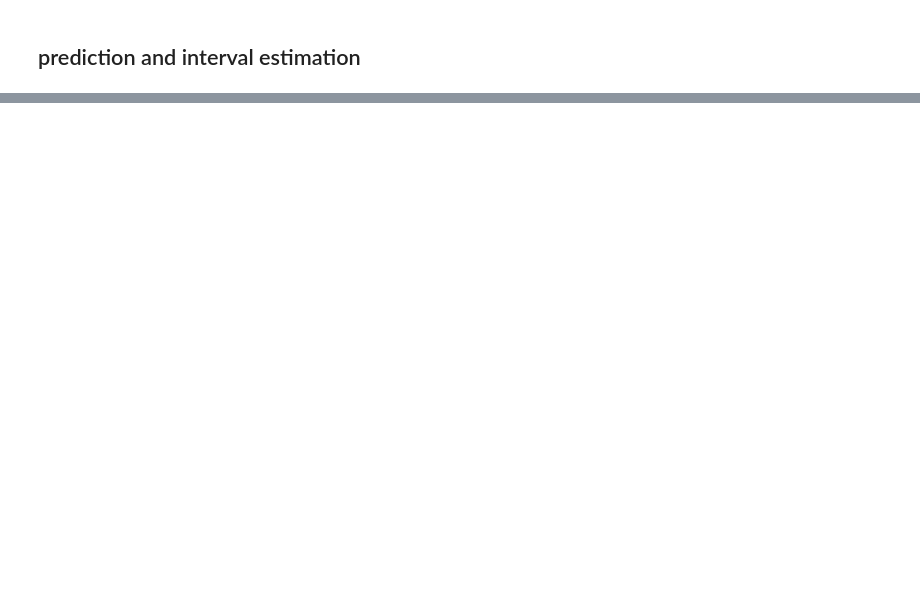
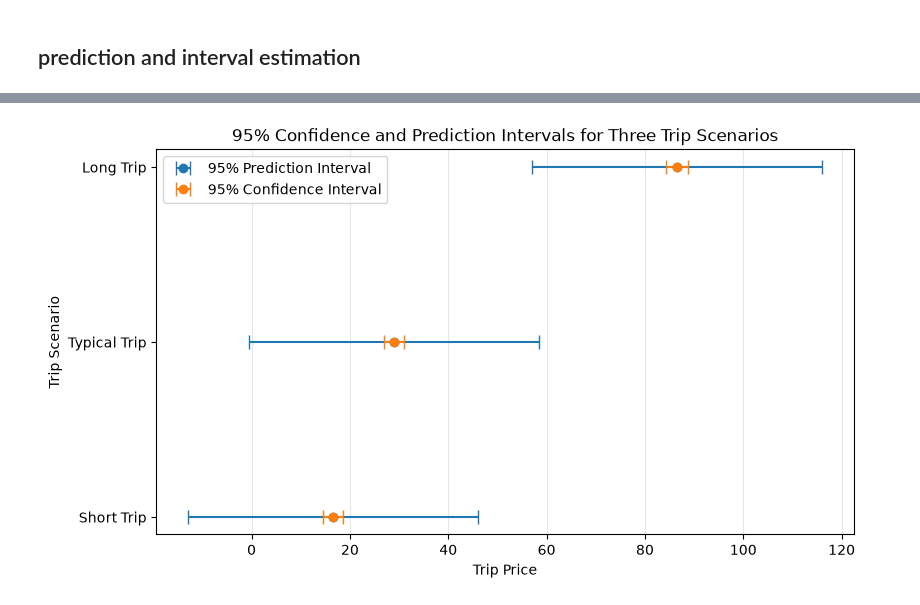
Before and after one commit to kurochan1901/115-1_Data-Analysis-and-Modeling, a Jupyter notebook: HW1/HW1.ipynb, the cells around one changed output, grey strips where cells are left out. Saved outputs shown, nothing was run; the diff lists cells and outputs as text; code cells hidden in the pictures; blank space fills up the shorter version.

```diff
--- a/HW1/HW1.ipynb
+++ b/HW1/HW1.ipynb
@@ -2334,0 +2292,66 @@ display(trip_characteristics.round(2))
+# %%
+# Plot CIE and PIE for the three example trips
+
+import numpy as np
+import matplotlib.pyplot as plt
+
+predicted = cie_pie_table["Predicted Price"].values
+
+ci_lower = cie_pie_table["95% CI Lower"].values
+ci_upper = cie_pie_table["95% CI Upper"].values
+
+pi_lower = cie_pie_table["95% PI Lower"].values
+pi_upper = cie_pie_table["95% PI Upper"].values
+
+positions = np.arange(len(trip_labels))
+
+
+plt.figure(figsize=(9, 5))
+
+
+# 95% Prediction Interval
+plt.errorbar(
+    predicted,
+    positions,
+    xerr=[
+        predicted - pi_lower,
+        pi_upper - predicted
+    ],
+    fmt="o",
+    capsize=5,
+    label="95% Prediction Interval"
+)
+
+
+# 95% Confidence Interval
+plt.errorbar(
+    predicted,
+    positions,
+    xerr=[
+        predicted - ci_lower,
+        ci_upper - predicted
+    ],
+    fmt="o",
+    capsize=5,
+    label="95% Confidence Interval"
+)
+
+
+plt.yticks(
+    positions,
+    trip_labels
+)
+
+plt.xlabel("Trip Price")
+plt.ylabel("Trip Scenario")
+
+plt.title(
+    "95% Confidence and Prediction Intervals for Three Trip Scenarios"
+)
+
+plt.legend()
+plt.grid(axis="x", alpha=0.3)
+
+plt.show()
+# %% [output]
+[figure, added]
```
Also changed, not shown: parts of 10 cells of this notebook.
